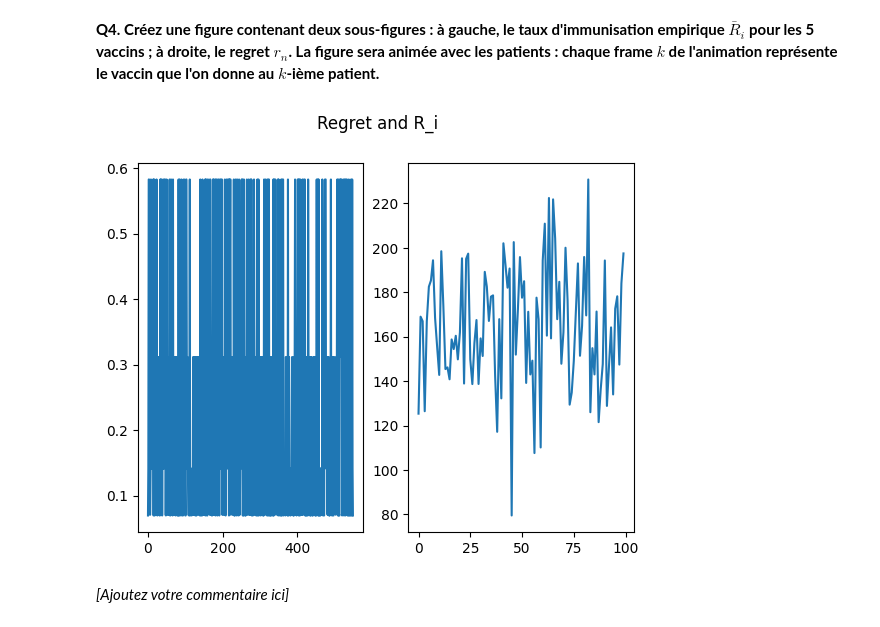
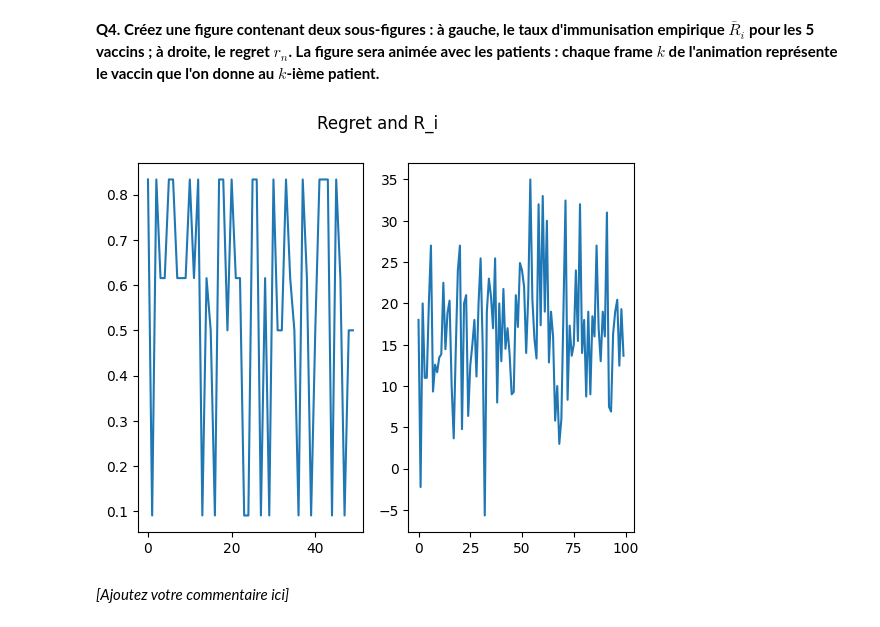
Before and after one commit to SCIA-Premium/RELE, a Jupyter notebook: tp1/C1_TP_MAB1.ipynb, the cells around one changed output. Drawn from its saved outputs; the diff is of its cells as text; code cells hidden in the pictures.

```diff
--- a/tp1/C1_TP_MAB1.ipynb
+++ b/tp1/C1_TP_MAB1.ipynb
@@ -250,33 +268,29 @@ L'ecart type du regret est : 61.869278
 # %% [markdown]
 **Q4. Créez une figure contenant deux sous-figures : à gauche, le taux d'immunisation empirique $\bar{R}_i$ pour les 5 vaccins ; à droite, le regret $r_n$. La figure sera animée avec les patients : chaque frame $k$ de l'animation représente le vaccin que l'on donne au $k$-ième patient.**
 # %%
-# Créez une figure contenant deux sous-figures : à gauche, le taux d'immunisation empirique R pour les 5 vaccins ; à droite, le regret R_N
-
 def create_figure():
     N = 50
-    M = 500
-
-    MAB = generate_arms(K)
 
     regrets = []
 
     for i in range(100):
-        vaccines_test = get_vaccines_injected(N + M, MAB)
-        R_i = get_vaccines_efficency(vaccines_test, N + M)
+        new_MAB = generate_arms(K)
+        vaccines_test = get_vaccines_injected(N, new_MAB)
+        R_i = get_vaccines_efficency(vaccines_test, N)
 
         nu_star = max(R_i)
-        regret = get_regret(vaccines_test, N + M, nu_star)
+        regret = get_regret(vaccines_test, N, nu_star)
         regrets.append(regret.numpy()[0])
 
     fig, (ax1, ax2) = plt.subplots(1, 2)
     fig.suptitle('Regret and R_i')
     ax1.plot(R_i)
     ax2.plot(regrets)
     plt.show()
 
 create_figure()
 # %% [output]
-[figure, old version]
+[figure, new version]
 # %% [markdown]
 *[Ajoutez votre commentaire ici]*
 # %% [markdown]
```
Also changed, not shown: parts of 22 cells of this notebook.
